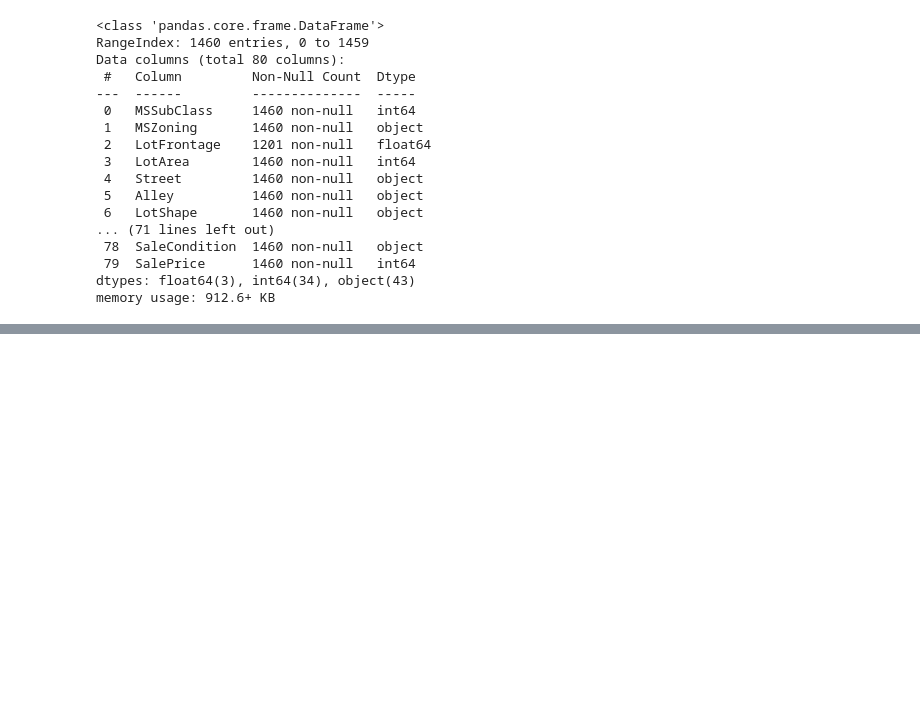
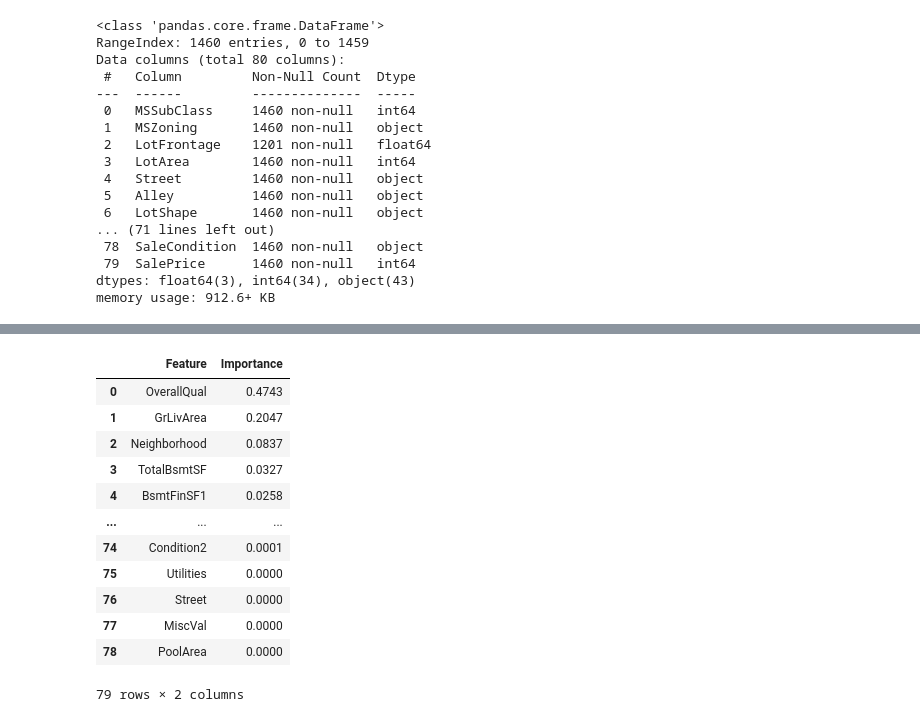
Before and after one commit to DuarteCardoso07/ML_houseprices, a Jupyter notebook: code.ipynb, the cells around one changed output, grey strips where cells are left out. Cells and saved outputs as stored; diff of their text form; code cells hidden in the pictures; blank space fills up the shorter version.

```diff
--- a/code.ipynb
+++ b/code.ipynb
@@ -191,0 +236,30 @@ df
+# %%
+#Permutation importance
+
+results = permutation_importance(rf,x,y,scoring='neg_mean_squared_error')
+importances = results.importances_mean
+#Normalizar e arredondar valores
+importances = np.round((importances / importances.sum()),4)
+indices = np.argsort(importances)[::-1]
+sorted_importances = importances[indices]
+sorted_feature_names = np.array(feature_names)[indices]
+
+importance_df = pd.DataFrame({
+    'Feature': sorted_feature_names,
+    'Importance': sorted_importances
+})
+importance_df
+# %% [output]
+|  | Feature | Importance |
+| 0 | OverallQual | 0.4743 |
+| 1 | GrLivArea | 0.2047 |
+| 2 | Neighborhood | 0.0837 |
+| 3 | TotalBsmtSF | 0.0327 |
+| 4 | BsmtFinSF1 | 0.0258 |
+| ... | ... | ... |
+| 74 | Condition2 | 0.0001 |
+| 75 | Utilities | 0.0000 |
+| 76 | Street | 0.0000 |
+| 77 | MiscVal | 0.0000 |
+| 78 | PoolArea | 0.0000 |
+79 rows × 2 columns
```
Also changed, not shown: parts of 9 cells of this notebook.
